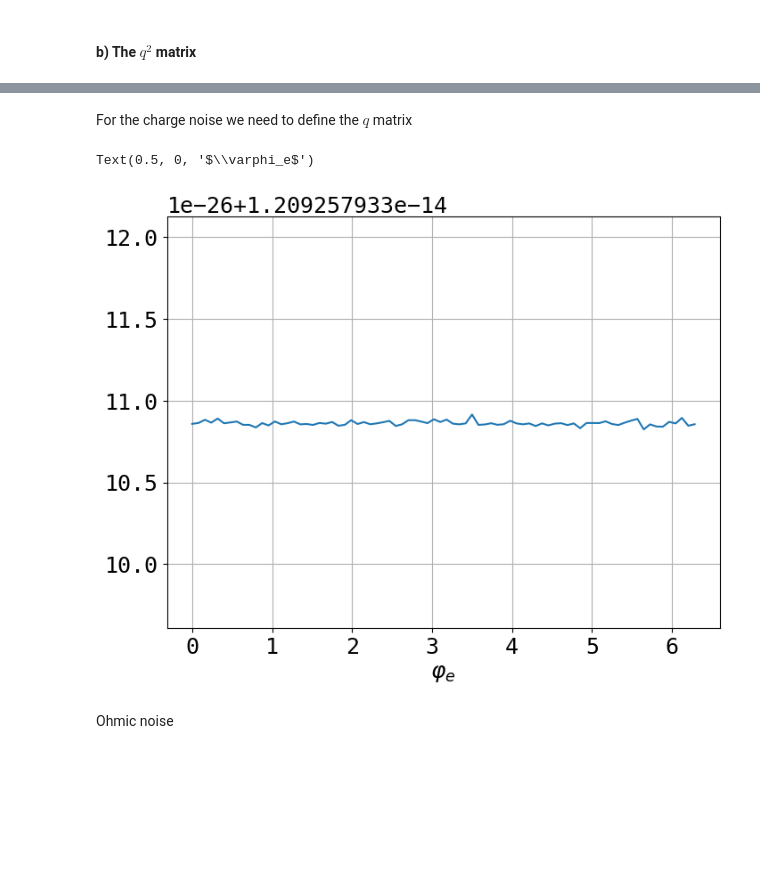
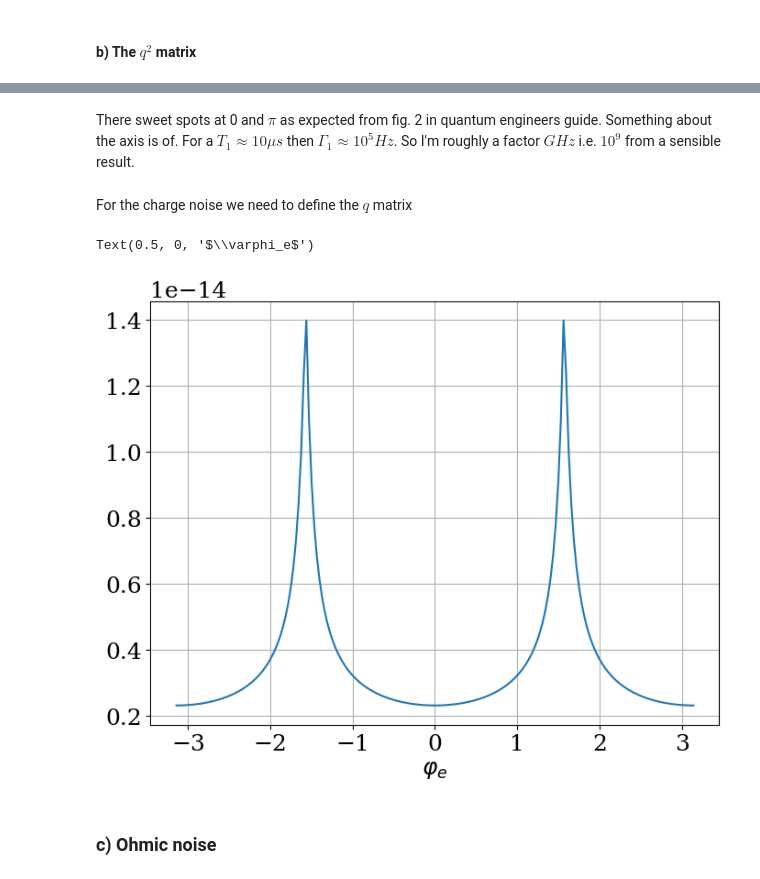
Before and after one commit to Shellf1sh/Superconducting-Qubits-Course, a Jupyter notebook: Week2/Week2code.ipynb, the cells around one changed output, grey strips where cells are left out. Cells and saved outputs as stored; diff of their text form; code cells hidden in the pictures; blank space fills up the shorter version.

```diff
--- a/Week2/Week2code.ipynb
+++ b/Week2/Week2code.ipynb
@@ -11,6 +11,11 @@ plt.rcParams['figure.figsize'] = [8,6]
 #First we define as few variables
 N = 200 #resolution
 delta = 2*np.pi/N #Spacing between points
+
+def normalize(wavefunction):
+    normalized_wavefunction = 1/np.sqrt(delta * (wavefunction.T)@(np.conj(wavefunction))) * wavefunction
+    #normalized_wavefunction = 1/np.sqrt((wavefunction.T)@(np.conj(wavefunction))) * wavefunction
+    return normalized_wavefunction
 # %% [markdown]
 # E1
 #### a) Defining a sparse matrix that is elementwise cosine
@@ -47,12 +65,13 @@ eigenvalues, eigenvectors = sc.sparse.linalg.eigs(H, k=7, which = "SR")
 # %%
 #We can then plot our potential and our wavefunctions
 
-plt.plot(phi, -scale*np.cos(phi), linewidth = 4)
+for i in range(1, 6):
+    plt.plot(phi/np.pi, -normalize(eigenvectors[:,i]) + eigenvalues.real[i], linewidth = 2.5)
+    print(eigenvalues[i])
 
-for i in range(1, 7):
-    plt.plot(phi, -eigenvectors[:,i]*scale + eigenvalues.real[i])
+plt.plot(phi/np.pi, -scale*np.cos(phi), linewidth = 4, color="black")
 
-plt.xlabel("$\Phi$")
-plt.ylabel("Energy in units of $\hbar$")
-plt.title("Cosine potential")
+plt.xlabel("$2\pi \Phi/\Phi_0$")
+plt.ylabel(r"Energy in units of $GHz\cdot h$")
+plt.title("Transmon spectrum")
 # %% [output]
@@ -69,20 +121,21 @@ $$\frac{\partial H}{\partial \varphi_e}=\frac{(d^2-1)\sin(\varphi_e)\cos(\varphi
 # %%
-phi_e = np.linspace(0, 2*np.pi, 80)
+phi_e = np.linspace(-np.pi, np.pi, 200)
 
-def flux_noise(phi_e, d):
-    return (d**2-1)*np.sin(phi_e)*np.cos(phi_e)/np.sqrt(np.cos(phi_e)**2+d**2*np.sin(phi_e)**2)
+qubit_frequency= np.zeros_like(phi_e)
+flux_relaxation_arr = np.zeros_like(phi_e)
 
-flux_relaxation_arr = np.zeros_like(phi_e)
-driving_frequency_flux = np.zeros_like(phi_e)
 
 A_flux=1e-6
 
 def spectral(A, omega):
-    return 2*np.pi*A**2/np.abs(omega)
+    return 2*np.pi * A**2 / np.abs(omega)
 
 for i in range(len(phi_e)):
-    Ham = hamiltonian(1, 50, phi_e[i], d=2)
-    energy, state = sc.sparse.linalg.eigs(H, k=2, which = "SR")
-    driving_frequency_flux[i] = energy[1]-energy[0]
+    Ham, scale = hamiltonian(0.3, 15, phi_e[i]) #Define the hamiltonian with E_J=15 and E_C=0.3
+    energy, state = sc.sparse.linalg.eigsh(Ham, k=5, which = "SA")  #Solve the hamiltonian
 
-    flux_relaxation_arr[i] = np.matmul(eigenvectors[:,0], np.matmul(50*flux_noise(phi_e[i], d=2)*cosMatrix, eigenvectors[:,1]))**2 * spectral(A_flux, energy[1]-energy[0])
+    flux_relaxation_arr[i] =15**2 * (4*np.pi)**2 * (A_flux)**2 * np.abs(normalize(eigenvectors[:,0])@cosMatrix@normalize(eigenvectors[:,1]))**2 * np.sin(phi_e[i])**2 * 1/(energy[2]-energy[1])* 10**9 #Calculate the Gamma_1 frequency
+
+    qubit_frequency[i] = energy[2]-energy[1]
+
+print(energy[2]-energy[1])
@@ -94,28 +153,30 @@ plt.plot(phi_e, flux_relaxation_arr, '-o')
+# %% [markdown]
+There sweet spots at 0 and $\pi$ as expected from fig. 2 in quantum engineers guide. Something about the axis is of. For a $T_1\approx 10\mu s$ then $\Gamma_1\approx 10^{5}Hz$. So I'm roughly a factor $GHz$ i.e. $10^9$ from a sensible result.
 # %% [markdown]
 For the charge noise we need to define the $q$ matrix
 # %%
 qMatrix = -1j/(2*delta) * (np.diag(offDiagArr, k = 1) - np.diag(offDiagArr, k = -1))
 
 A_charge = 1e-4
 
 charge_relaxation_arr =np.zeros_like(phi_e)
 driving_frequency_charge = np.zeros_like(phi_e)
 
 
 
 for i in range(len(phi_e)):
-    Ham = hamiltonian(1, 50, phi_e[i], d=2)
-    energy, state = sc.sparse.linalg.eigs(H, k=2, which = "SR")
+    Ham, scale = hamiltonian(1, 50, phi_e[i])
+    energy, state = sc.sparse.linalg.eigsh(Ham, k=5, which = "SA")
     driving_frequency_charge[i] = energy[1]-energy[0]
 
-    charge_relaxation_arr[i] =np.absolute( np.matmul(eigenvectors[:,0], np.matmul(8*qMatrix, eigenvectors[:,1])))**2 * spectral(A_charge, energy[1]-energy[0])
+    charge_relaxation_arr[i] =64 * np.abs(eigenvectors[:,0]@qMatrix@eigenvectors[:,1])**2 * spectral(A_charge, energy[2]-energy[1])
 
 
 plt.plot(phi_e, charge_relaxation_arr)
 plt.xlabel("$\\varphi_e$")
 # %% [output]
 Text(0.5, 0, '$\\varphi_e$')
-[figure, old version]
+[figure, new version]
-# %% [markdown]
-Ohmic noise
+# %% [markdown]
+### c) Ohmic noise
 # %%
```
Also changed, not shown: parts of 18 cells of this notebook, 3 other files.
